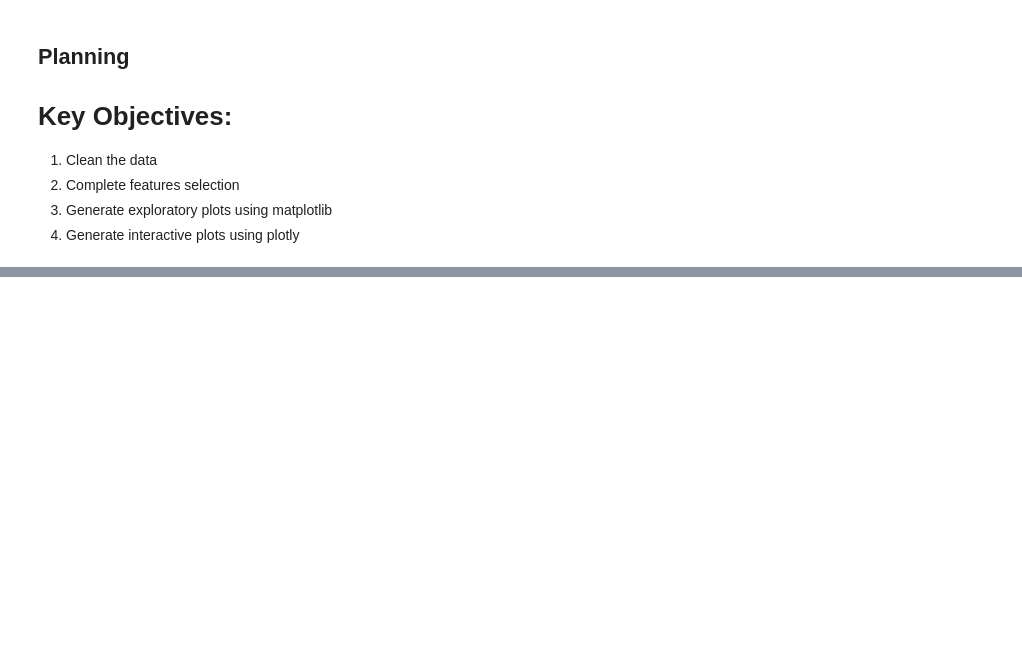
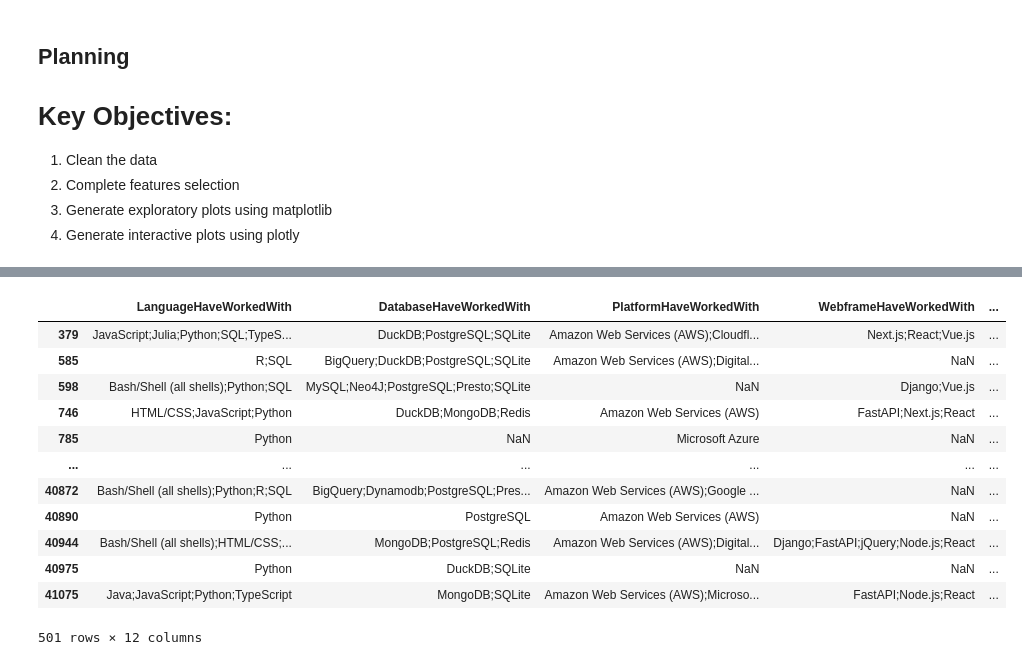
Before and after one commit to gpspence/dataJobs, a Jupyter notebook: src/survey_exploration.ipynb, the cells around one changed output, grey strips where cells are left out. Saved outputs shown, nothing was run; the diff lists cells and outputs as text; code cells hidden in the pictures; blank space fills up the shorter version.

```diff
--- a/src/survey_exploration.ipynb
+++ b/src/survey_exploration.ipynb
@@ -78,0 +82,27 @@ dtype: int64
+# %%
+# Clean and filter the data
+# Drop rows where any of the following columns are null
+df = drop_unwanted_cols(survey_raw)
+salary = df.dropna(subset=["ConvertedCompYearly"])
+filter_values: dict = {
+    "Check": ["Apples"],
+    "MainBranch": ["I am a developer by profession"],
+    "Employment": ["Employed, full-time"],
+    # May want to reconsider DevType filtering - reduces from ~10k to 500 vals
+    "DevType": [
+        "Data or business analyst",
+        "Data scientist or machine learning specialist",
+        "Data or business analyst",
+        "Developer, AI"
+        ]
+}
+for k,v in filter_values.items():
+    salary = salary[salary[k].isin(v)]
+salary = salary.drop([
+    "Age", "Employment", "OrgSize", "RemoteWork", "Check", "EdLevel",
+    "YearsCode", "Country", "Currency", "CompTotal", "OpSysPersonal use",
+    "ICorPM", "WorkExp", "Industry", "YearsCodePro", "MainBranch",
+    "ResponseId", "DevType"
+], axis=1)
+
+print(salary.columns)
@@ -128,0 +150,19 @@ dtype: int64
+# %%
+salary
+# TODO: decide how to fill nulls, develop ColumnTransformer
+# Fit linear regression model, random forest regressor, Shapely additive explanations
+# Consider mixed effects models
+# %% [output]
+|  | LanguageHaveWorkedWith | DatabaseHaveWorkedWith | PlatformHaveWorkedWith | WebframeHaveWorkedWith | ... |
+| 379 | JavaScript;Julia;Python;SQL;TypeS... | DuckDB;PostgreSQL;SQLite | Amazon Web Services (AWS);Cloudfl... | Next.js;React;Vue.js | ... |
+| 585 | R;SQL | BigQuery;DuckDB;PostgreSQL;SQLite | Amazon Web Services (AWS);Digital... | NaN | ... |
+| 598 | Bash/Shell (all shells);Python;SQL | MySQL;Neo4J;PostgreSQL;Presto;SQLite | NaN | Django;Vue.js | ... |
+| 746 | HTML/CSS;JavaScript;Python | DuckDB;MongoDB;Redis | Amazon Web Services (AWS) | FastAPI;Next.js;React | ... |
+| 785 | Python | NaN | Microsoft Azure | NaN | ... |
+| ... | ... | ... | ... | ... | ... |
+| 40872 | Bash/Shell (all shells);Python;R;SQL | BigQuery;Dynamodb;PostgreSQL;Pres... | Amazon Web Services (AWS);Google ... | NaN | ... |
+| 40890 | Python | PostgreSQL | Amazon Web Services (AWS) | NaN | ... |
+| 40944 | Bash/Shell (all shells);HTML/CSS;... | MongoDB;PostgreSQL;Redis | Amazon Web Services (AWS);Digital... | Django;FastAPI;jQuery;Node.js;React | ... |
+| 40975 | Python | DuckDB;SQLite | NaN | NaN | ... |
+| 41075 | Java;JavaScript;Python;TypeScript | MongoDB;SQLite | Amazon Web Services (AWS);Microso... | FastAPI;Node.js;React | ... |
+501 rows × 12 columns
```
Also changed, not shown: parts of 10 cells of this notebook.
